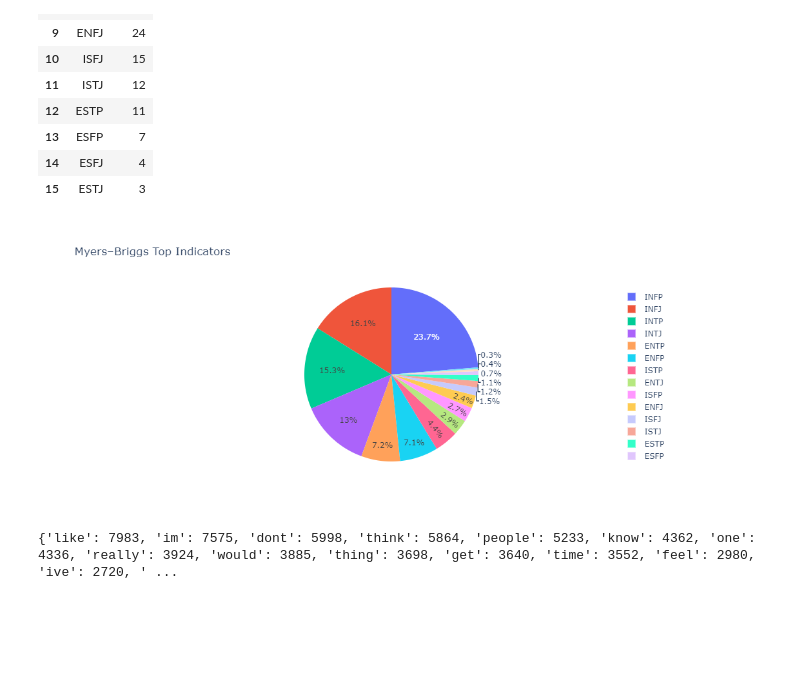
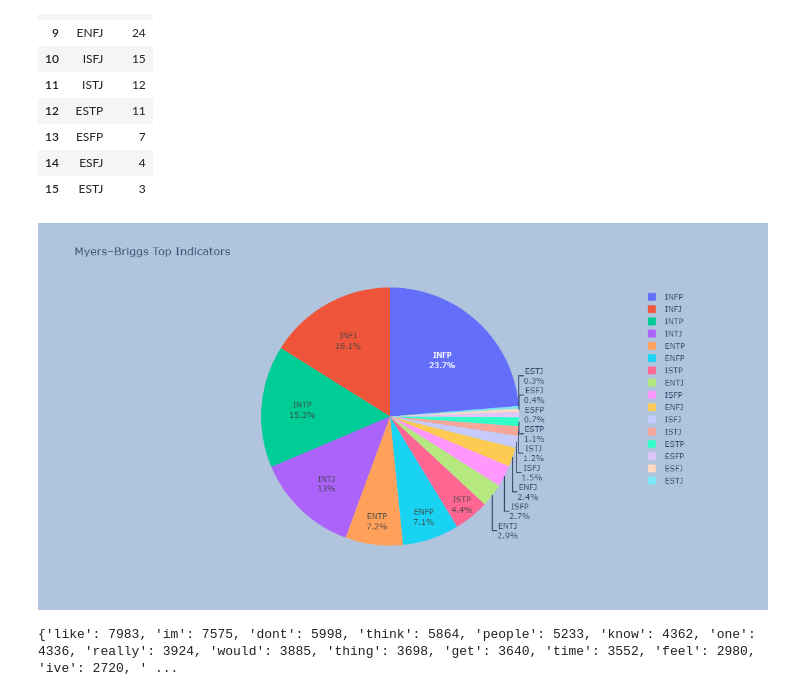
Before and after one commit to eml33530/Project_3, a Jupyter notebook: Project_3_NLP.ipynb, the cells around one changed output. Saved outputs shown, nothing was run; the diff lists cells and outputs as text; code cells hidden in the pictures; blank space fills up the shorter version.

```diff
--- a/Project_3_NLP.ipynb
+++ b/Project_3_NLP.ipynb
@@ -84,10 +84,24 @@ count1
 | 15 | ESTJ | 3 |
 # %%
 import plotly.express as px
-fig = px.pie(count1, values='posts', names='type', title='Myers–Briggs Top Indicators')
+fig = px.pie(count1, values='posts', names='type', labels='type', title='Myers–Briggs Top Indicators')
+fig.update_traces(textinfo='percent+label')
+fig.update_layout(
+    autosize=False,
+    width=600,
+    height=600,
+    margin=dict(
+        l=50,
+        r=50,
+        b=100,
+        t=100,
+        pad=4
+    ),
+    paper_bgcolor="LightSteelBlue",
+)
 fig.show()
 # %% [output]
-[figure, old version]
+[figure, new version]
 # %%
 # Define the wordcloud parameters
 
```
Also changed, not shown: parts of 1 cell of this notebook.
